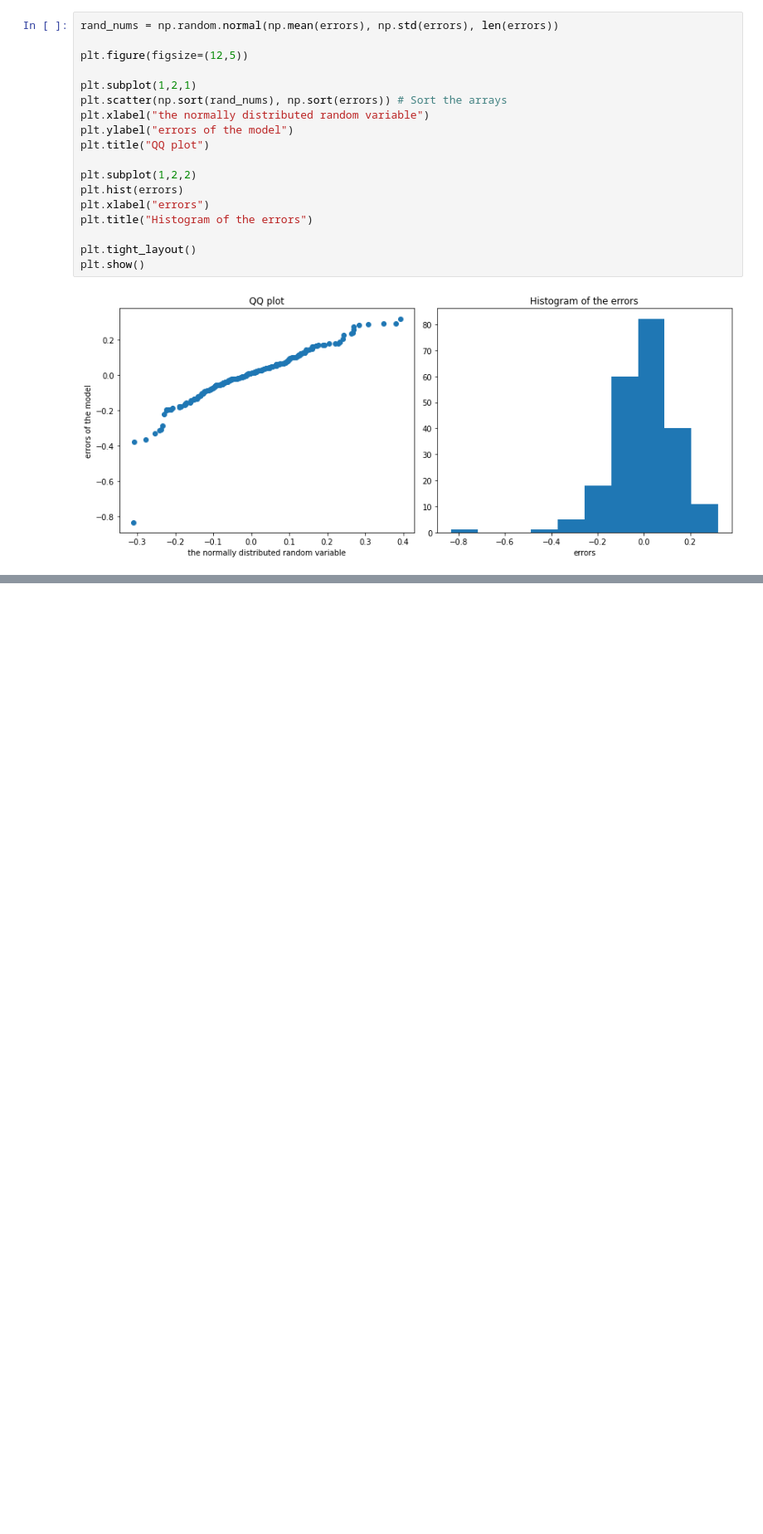
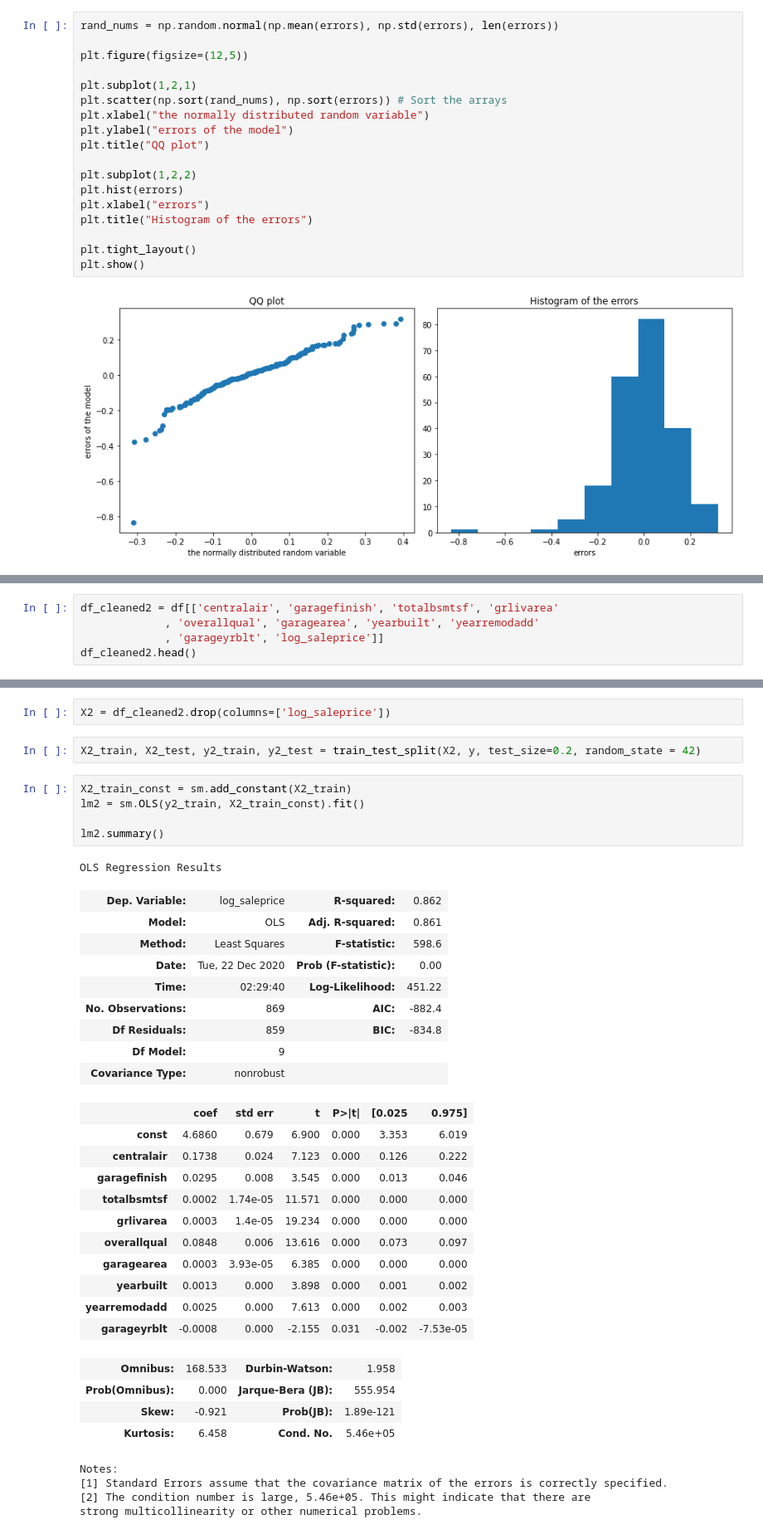
Before and after one commit to mgalaviz1/my_work, a Jupyter notebook: week6_linear_regression/Assignment_Predicting_house_prices.ipynb, the cells around one changed output, grey strips where cells are left out. Shown at 83% size. Saved outputs shown, nothing was run; the diff lists cells and outputs as text; blank space fills up the shorter version.

```diff
--- a/week6_linear_regression/Assignment_Predicting_house_prices.ipynb
+++ b/week6_linear_regression/Assignment_Predicting_house_prices.ipynb
@@ -719,0 +722,5 @@ plt.show()
+# %%
+df_cleaned2 = df[['centralair', 'garagefinish', 'totalbsmtsf', 'grlivarea'
+             , 'overallqual', 'garagearea', 'yearbuilt', 'yearremodadd'
+             , 'garageyrblt', 'log_saleprice']]
+df_cleaned2.head()
@@ -719,0 +734,39 @@ plt.show()
+# %%
+X2 = df_cleaned2.drop(columns=['log_saleprice'])
+# %%
+X2_train, X2_test, y2_train, y2_test = train_test_split(X2, y, test_size=0.2, random_state = 42)
+# %%
+X2_train_const = sm.add_constant(X2_train)
+lm2 = sm.OLS(y2_train, X2_train_const).fit()
+
+lm2.summary()
+# %% [output]
+OLS Regression Results
+| Dep. Variable: | log_saleprice | R-squared: | 0.862 |
+| Model: | OLS | Adj. R-squared: | 0.861 |
+| Method: | Least Squares | F-statistic: | 598.6 |
+| Date: | Tue, 22 Dec 2020 | Prob (F-statistic): | 0.00 |
+| Time: | 02:29:40 | Log-Likelihood: | 451.22 |
+| No. Observations: | 869 | AIC: | -882.4 |
+| Df Residuals: | 859 | BIC: | -834.8 |
+| Df Model: | 9 |  |  |
+| Covariance Type: | nonrobust |  |  |
+|  | coef | std err | t | P>|t| | [0.025 | 0.975] |
+| const | 4.6860 | 0.679 | 6.900 | 0.000 | 3.353 | 6.019 |
+| centralair | 0.1738 | 0.024 | 7.123 | 0.000 | 0.126 | 0.222 |
+| garagefinish | 0.0295 | 0.008 | 3.545 | 0.000 | 0.013 | 0.046 |
+| totalbsmtsf | 0.0002 | 1.74e-05 | 11.571 | 0.000 | 0.000 | 0.000 |
+| grlivarea | 0.0003 | 1.4e-05 | 19.234 | 0.000 | 0.000 | 0.000 |
+| overallqual | 0.0848 | 0.006 | 13.616 | 0.000 | 0.073 | 0.097 |
+| garagearea | 0.0003 | 3.93e-05 | 6.385 | 0.000 | 0.000 | 0.000 |
+| yearbuilt | 0.0013 | 0.000 | 3.898 | 0.000 | 0.001 | 0.002 |
+| yearremodadd | 0.0025 | 0.000 | 7.613 | 0.000 | 0.002 | 0.003 |
+| garageyrblt | -0.0008 | 0.000 | -2.155 | 0.031 | -0.002 | -7.53e-05 |
+| Omnibus: | 168.533 | Durbin-Watson: | 1.958 |
+| Prob(Omnibus): | 0.000 | Jarque-Bera (JB): | 555.954 |
+| Skew: | -0.921 | Prob(JB): | 1.89e-121 |
+| Kurtosis: | 6.458 | Cond. No. | 5.46e+05 |
+Notes:
+[1] Standard Errors assume that the covariance matrix of the errors is correctly specified.
+[2] The condition number is large, 5.46e+05. This might indicate that there are
+strong multicollinearity or other numerical problems.
```
Also changed, not shown: parts of 3 cells of this notebook.
